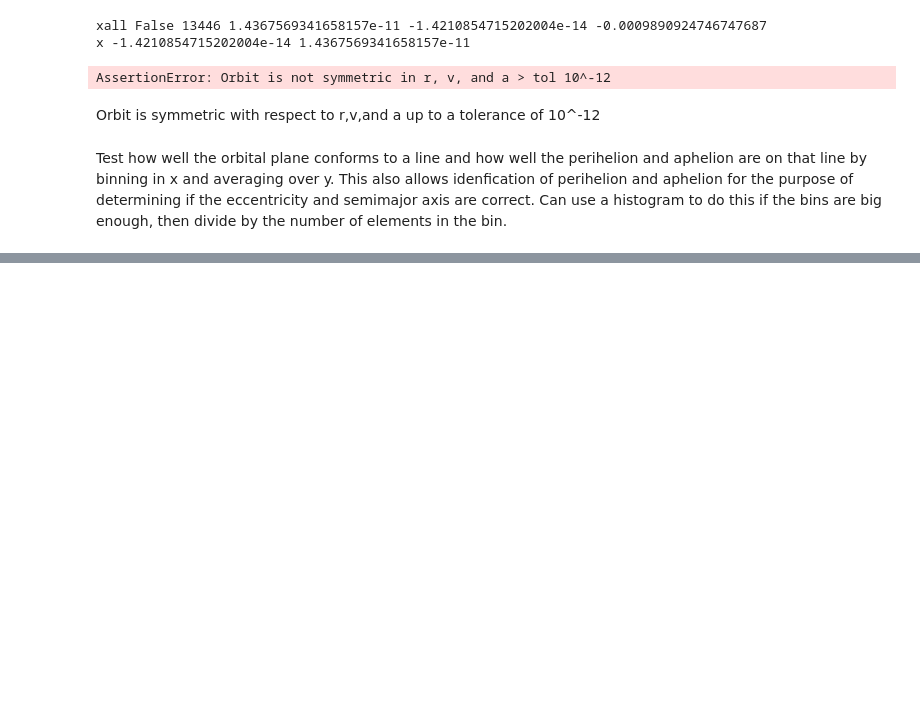
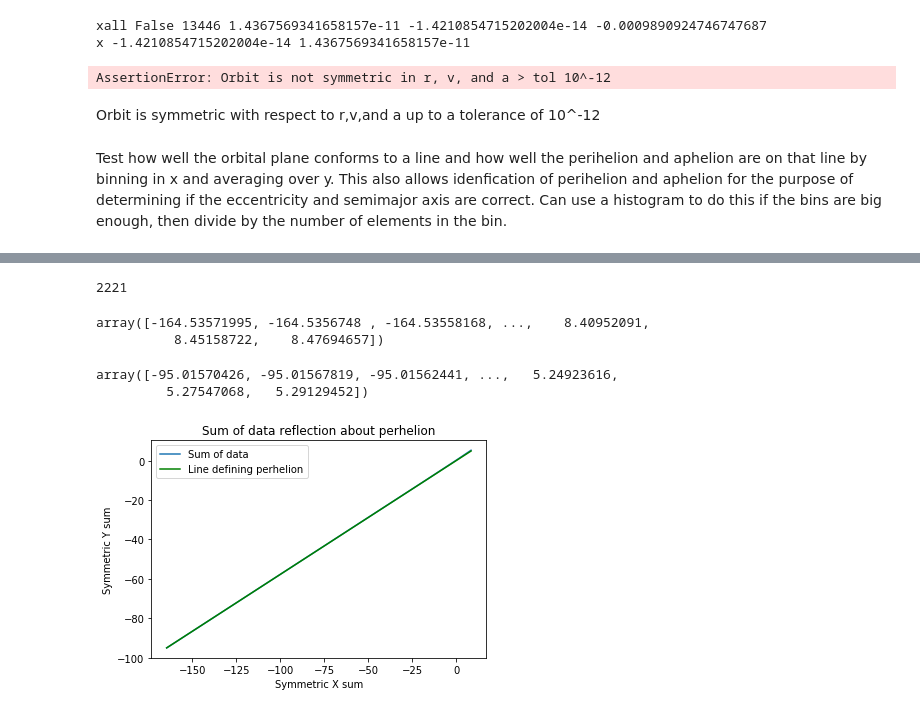
Before and after one commit to sdorsher/ManyBodyProblem, a Jupyter notebook: Vector Elliptical Refactored.ipynb, the cells around one changed output, grey strips where cells are left out. Saved outputs shown, nothing was run; the diff lists cells and outputs as text; code cells hidden in the pictures; blank space fills up the shorter version.

```diff
--- a/Vector Elliptical Refactored.ipynb
+++ b/Vector Elliptical Refactored.ipynb
@@ -286,0 +158,2 @@ Semimajor axis and eccentricity have a relative error of about 1e-5, both.
+# %%
+perindex,apindex,coordper,coordap,rp,ra,e,a,deltae,deltaa=aeTest.findPerApHelion(npstar1x,theta0,ecc0,rad0)
@@ -286,0 +180,4 @@ Semimajor axis and eccentricity have a relative error of about 1e-5, both.
+# %%
+len(tosum2)
+# %% [output]
+2221
@@ -286,0 +186,27 @@ Semimajor axis and eccentricity have a relative error of about 1e-5, both.
+# %%
+xsum=np.zeros(perindex+1)
+ysum=np.zeros(perindex+1)
+for index in np.arange(0,perindex+1):
+    xsum[index]=npstar1x[index,0]+npstar1x[apindex+1-index,0]
+    ysum[index]=npstar1x[index,1]+npstar1x[apindex+1-index,1]
+# %%
+xsum
+# %% [output]
+array([-164.53571995, -164.5356748 , -164.53558168, ...,    8.40952091,
+          8.45158722,    8.47694657])
+# %%
+ysum
+# %% [output]
+array([-95.01570426, -95.01567819, -95.01562441, ...,   5.24923616,
+         5.27547068,   5.29129452])
+# %%
+import matplotlib.pyplot as plt
+plt.plot(xsum,ysum,label="Sum of data")
+plt.plot(xsum,np.tan(theta0)*xsum, color="green", label="Line defining perhelion")
+plt.xlabel("Symmetric X sum")
+plt.ylabel("Symmetric Y sum")
+plt.legend()
+plt.title("Sum of data reflection about perhelion")
+plt.show()
+# %% [output]
+[figure, added]
```
Also changed, not shown: parts of 55 cells of this notebook, 1 other file.
